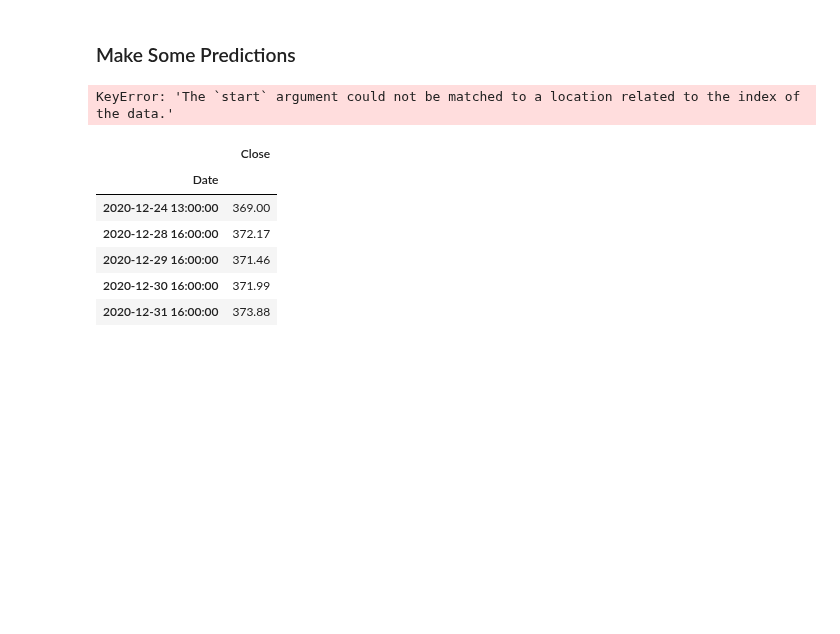
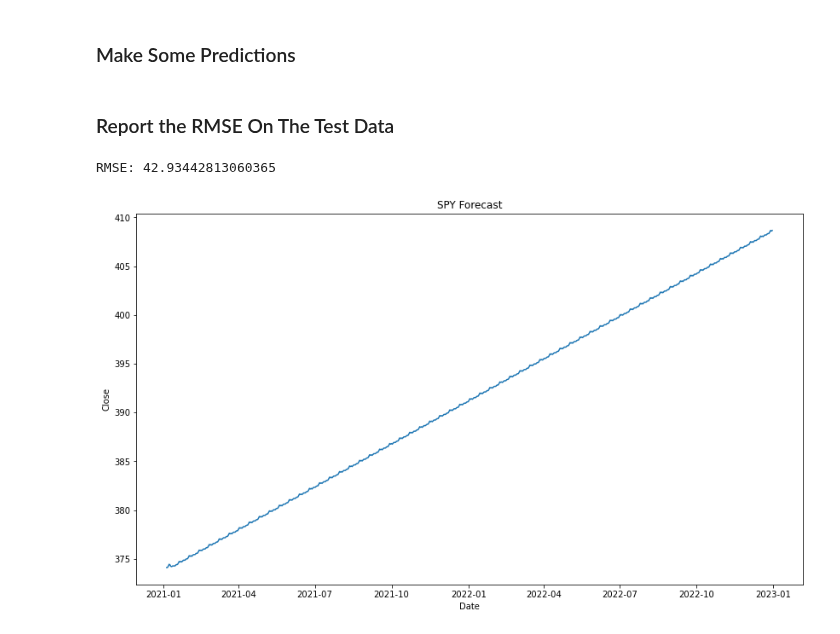
Before and after one commit to joshgreenert/Python-Projects, a Jupyter notebook: Machine Learning Practice/SPY Forecasting.ipynb, the cells around one changed output. Drawn from its saved outputs; the diff is of its cells as text; code cells hidden in the pictures; blank space fills up the shorter version.

```diff
--- a/Machine Learning Practice/SPY Forecasting.ipynb
+++ b/Machine Learning Practice/SPY Forecasting.ipynb
@@ -60,6 +60,22 @@ testMonthlyData = df_monthlySpy[-24:]
 
 trainDailyData = df_spy[:-503]
 trainMonthlyData = df_monthlySpy[:-24]
+# %%
+# Create a new DatetimeIndex that covers the desired range of dates
+start_date = trainDailyData.index.min()
+end_date = trainDailyData.index.max()
+new_index = pd.date_range(start_date, end_date, freq='D')
+
+# Reindex the DataFrame with the new index and fill in missing values with forward fill
+trainDailyData = trainDailyData.reindex(new_index).ffill()
+
+# Create a new DatetimeIndex that covers the desired range of dates
+start_date = testDailyData.index.min()
+end_date = testDailyData.index.max()
+new_index = pd.date_range(start_date, end_date, freq='D')
+
+# Reindex the DataFrame with the new index and fill in missing values with forward fill
+testDailyData = testDailyData.reindex(new_index).ffill()
 # %% [markdown]
 ### Train the Set To Build a Predictive Model
 # %%
@@ -84,17 +100,30 @@ monthlyModelFit = monthlyModel.fit()
 ### Make Some Predictions
 # %%
 # Predict the future forecast using the new model.
-dailySpyForecast = dailyModelFit.predict(start=pd.to_datetime('2021-04-01'), end=pd.to_datetime(trainDailyData.shape[0]), dynamic=False)
-monthlySpyForecast = monthlyModelFit.predict(start=pd.to_datetime('2021-04-01'), end=pd.to_datetime('2022-12-30'), dynamic=False)
+dailySpyForecast = dailyModelFit.predict(start=pd.to_datetime('2021-01-04'), end=pd.to_datetime('2022-12-30'), dynamic=False)
+monthlySpyForecast = monthlyModelFit.predict(start=pd.to_datetime('2021-01-04'), end=pd.to_datetime('2022-12-30'), dynamic=False)
-# %% [output]
-KeyError: 'The `start` argument could not be matched to a location related to the index of the data.'
-# %%
-trainDailyData.tail(5)
-# %% [output]
-|  | Close |
-| Date |  |
-| 2020-12-24 13:00:00 | 369.00 |
-| 2020-12-28 16:00:00 | 372.17 |
-| 2020-12-29 16:00:00 | 371.46 |
-| 2020-12-30 16:00:00 | 371.99 |
-| 2020-12-31 16:00:00 | 373.88 |
+# %% [markdown]
+### Report the RMSE On The Test Data
+# %%
+from sklearn.metrics import mean_squared_error
+import numpy as np
+
+# Create the predictions for the test set.
+test_future_forecast = dailyModelFit.predict(start=testDailyData.index[0], end=testDailyData.index[-1], dynamic=False)
+
+# Calculate the RMSE
+rmse = np.sqrt(mean_squared_error(testDailyData['Close'], dailySpyForecast))
+
+print("RMSE:", rmse)
+# %% [output]
+RMSE: 42.93442813060365
+# %%
+# Plot the new forecast of data.
+fig, axes = plt.subplots(1, 1, figsize=(14, 8))
+plt.plot(dailySpyForecast)
+plt.title('SPY Forecast')
+plt.xlabel('Date')
+plt.ylabel('Close')
+plt.show()
+# %% [output]
+[figure, added]
```
